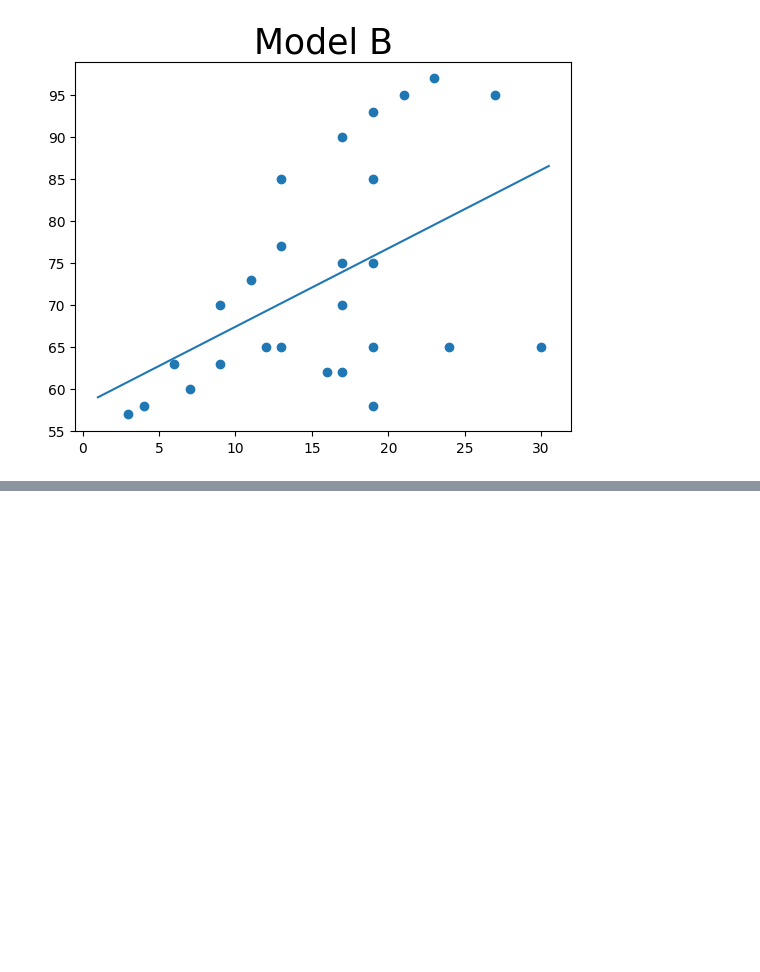
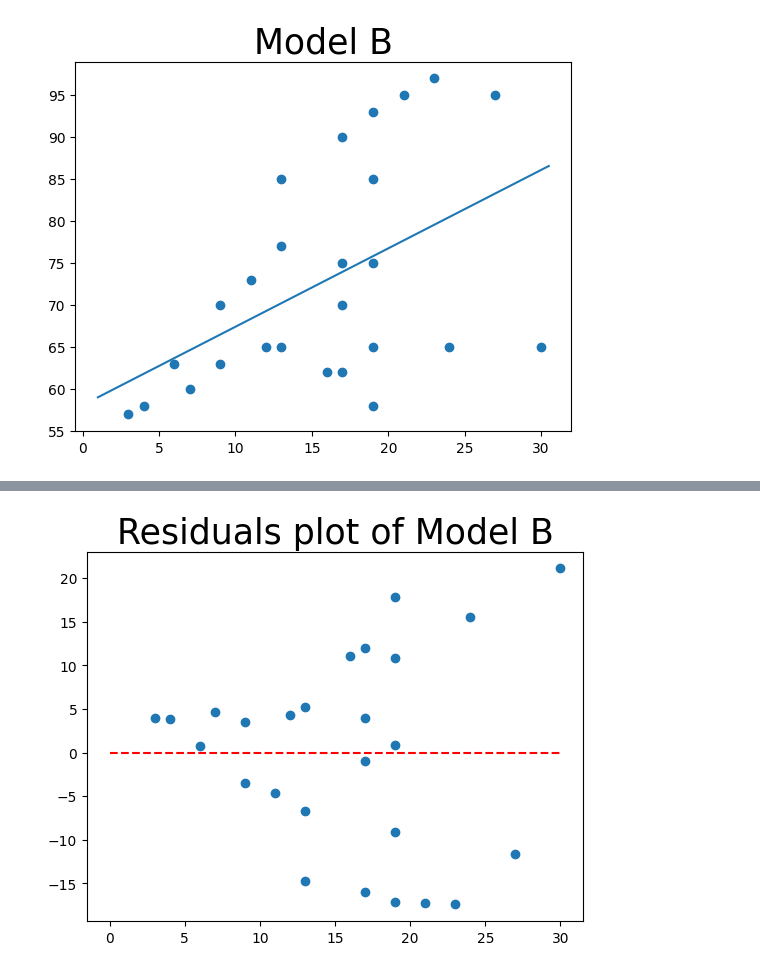
Before and after one commit to ozlerhakan/datacamp, a Jupyter notebook: Foundations of Probability in Python/chapter4.ipynb, the cells around one changed output, grey strips where cells are left out. Cells and saved outputs as stored; diff of their text form; code cells hidden in the pictures; blank space fills up the shorter version.

```diff
--- a/Foundations of Probability in Python/chapter4.ipynb
+++ b/Foundations of Probability in Python/chapter4.ipynb
@@ -620,0 +623,13 @@ plt.show()
+# %%
+
+residuals_B = model_B.predict(hours_of_study_B) - test_scores_B
+
+
+plt.scatter(hours_of_study_B, residuals_B)
+
+
+plt.hlines(0, 0, 30, colors='r', linestyles='--')
+plt.title("Residuals plot of Model B", fontsize=25)
+plt.show()
+# %% [output]
+[figure, added]
```
Also changed, not shown: parts of 1 cell of this notebook.
